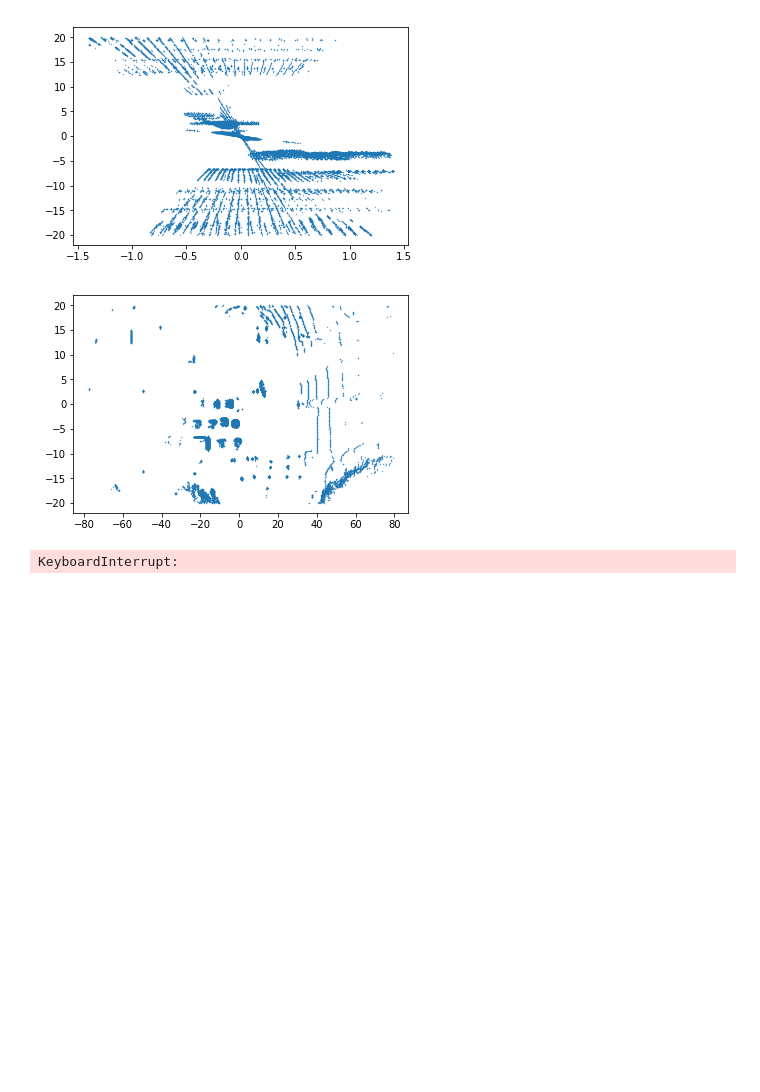
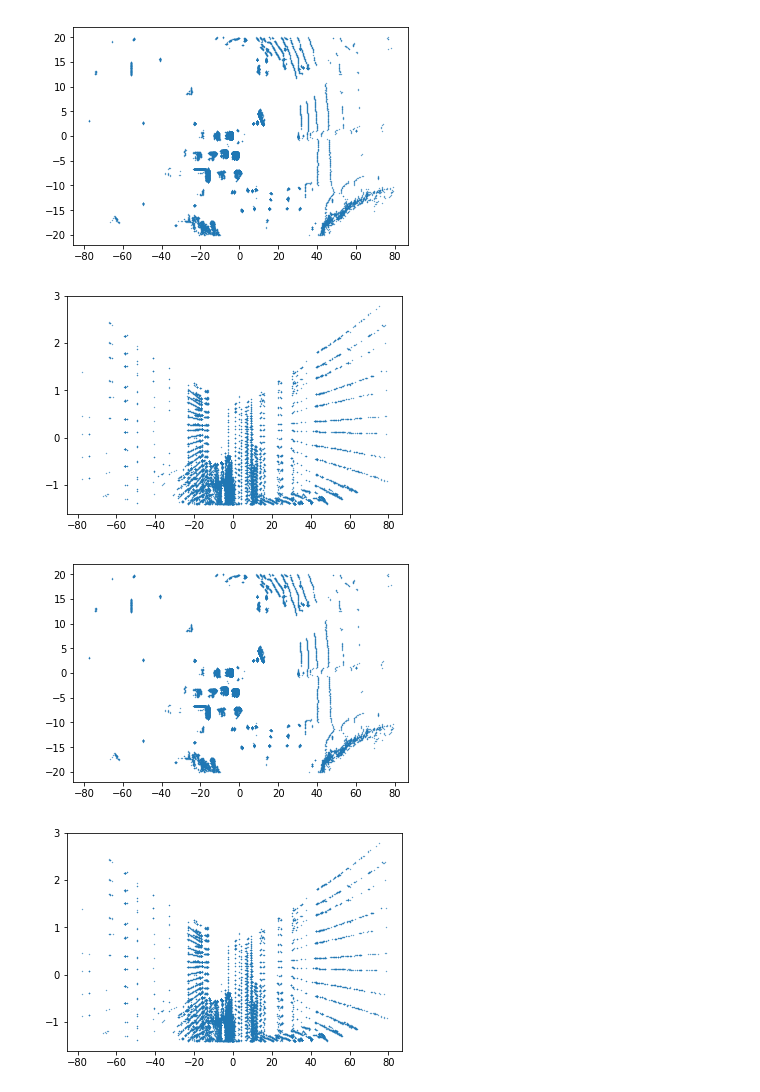
Before and after one commit to rmeertens/spere_projection_clustering, a Jupyter notebook: Sphere_projection.ipynb, the cells around one changed output. Saved outputs shown, nothing was run; the diff lists cells and outputs as text; code cells hidden in the pictures; blank space fills up the shorter version.

Commit message:
Changed sphere and cartesian calculations

```diff
--- a/Sphere_projection.ipynb
+++ b/Sphere_projection.ipynb
@@ -25,9 +45,54 @@ def load_points_without_ground(filename):
 
 foldername = "2011_09_26_drive_0018_sync"
 basepath = os.path.join("2011_09_26", foldername, "velodyne_points/data/")
+# %%
+# Functions taken from here: https://github.com/numpy/numpy/issues/5228
+def cart2sph(x, y, z):
+    hxy = np.hypot(x, y)
+    r = np.hypot(hxy, z)
+    el = np.arctan2(z, hxy)
+    az = np.arctan2(y, x)
+    return az, el, r
+
+def sph2cart(az, el, r):
+    rcos_theta = r * np.cos(el)
+    x = rcos_theta * np.cos(az)
+    y = rcos_theta * np.sin(az)
+    z = r * np.sin(el)
+    return x, y, z
+
+points = load_points_without_ground(complete_path)
+points = points[:,:3]
+
+
+plt.scatter(points[:,0], points[:,1], s=0.1)
+plt.show()
+plt.close()
+
+plt.scatter(points[:,0], points[:,2], s=0.1)
+plt.show()
+plt.close()
+
+az, el, r = cart2sph(points[:,0], points[:,1], points[:,2])
+x,y,z = sph2cart(az, el, r)
+
+
+plt.scatter(x,y, s=0.1)
+plt.show()
+plt.close()
+
+plt.scatter(x,z, s=0.1)
+plt.show()
+plt.close()
+# %% [output]
+[figure, added]
+[figure, added]
+[figure, added]
+[figure, added]
 # %%
 def transform_into_cartesian_space(points):
     r = np.linalg.norm(points, axis=1)
+    points = points[r > 0]
 
     inclination = np.arccos(points[:,2]/ r)
     # compensate for angular and vertical angle
@@ -68,31 +133,10 @@ for filename in os.listdir(basepath):
     labels = dbscan(points, 0.3)
     plot_data(points, labels, os.path.join("out_images", foldername, "euclidian", filename+".png"), axis=[-80, 80, -20, 20])
 
-    cartesian = transform_into_cartesian_space(points)
+
+    az, el, r = cart2sph(points[:,0], points[:,1], points[:,2])
+    cartesian = np.stack([az, el, r], axis=1)
     labels = dbscan(cartesian, 0.04)
     plot_data(points, labels, os.path.join("out_images", foldername, "cartesian", filename+".png"), axis=[-80, 80, -20, 20])
 
     plot_data(cartesian, labels, os.path.join("out_images", foldername, "cartesian_repr", filename+".png"))
-
-    t = np.copy(cartesian[:,1])
-    cartesian[:,1] = cartesian[:,2]
-    cartesian[:,2] = t
-
-    x = cartesian[:,0] * np.sin(cartesian[:,1]) * np.cos(cartesian[:,2])
-    y = cartesian[:,0] * np.sin(cartesian[:,1]) * np.sin(cartesian[:,2])
-    z = cartesian[:,0] * np.cos(cartesian[:,1])
-
-    origxy = np.stack((x,y), axis=1)
-    plt.scatter(x, y, s=0.1)
-    plt.show()
-    plt.close()
-
-    plt.scatter(points[:,0], points[:,1], s=0.1)
-    plt.show()
-    plt.close()
-
-    plot_data(cartesian, labels, os.path.join("out_images", foldername, "cartesian_repr_swapped", filename+".png"))
-# %% [output]
-[figure, removed]
-[figure, removed]
-KeyboardInterrupt:
```
Also changed, not shown: parts of 2 cells of this notebook.
